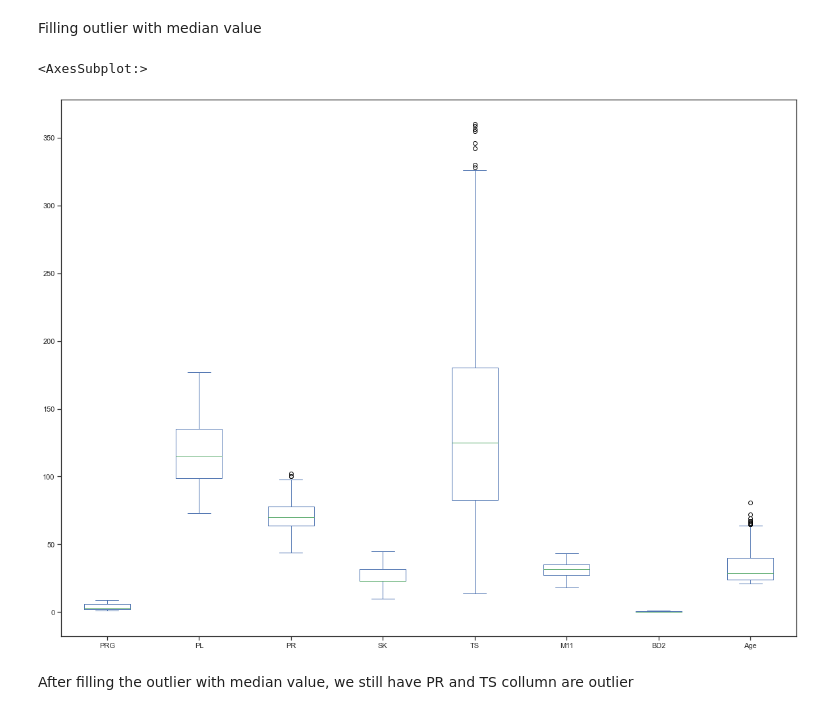
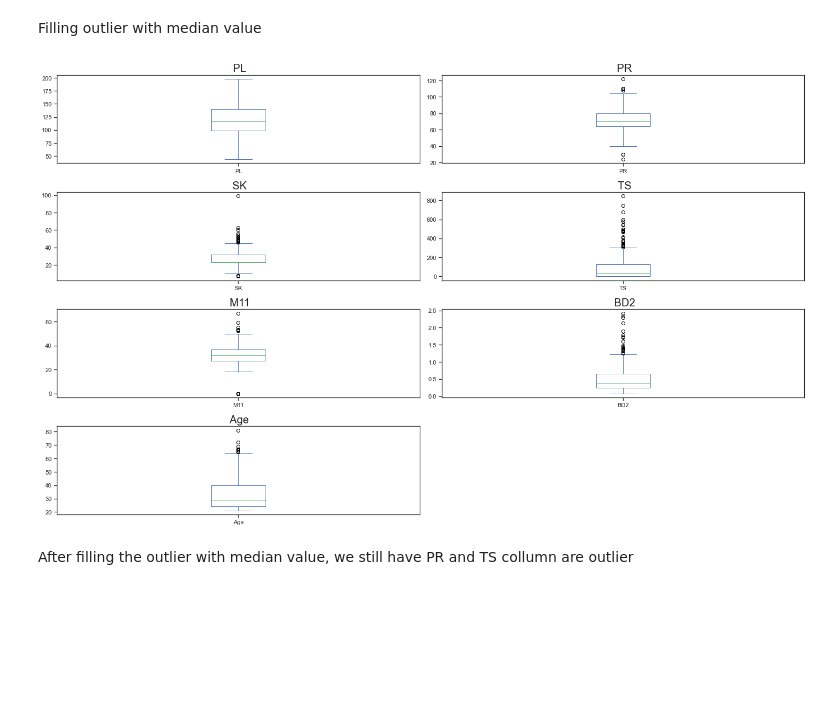
Before and after one commit to nhat117/COSC2753-ASM1, a Jupyter notebook: sepsis_prediction .ipynb, the cells around one changed output. Cells and saved outputs as stored; diff of their text form; code cells hidden in the pictures; blank space fills up the shorter version.

```diff
--- a/sepsis_prediction (1).ipynb
+++ b/sepsis_prediction .ipynb
@@ -480,0 +514,13 @@ train_df.plot(kind ='box')
+# %%
+
+def plot_box (df, name =''):
+    cols = df.columns
+    for i in range(1, 9):
+        if(df[cols[i]].dtype == 'object'):
+            continue
+        plt.subplot(5, 2, i)
+        df[cols[i]].plot(kind='box')
+        plt.title(name +" " +  cols[i], fontsize = 20)
+    plt.tight_layout()
+    plt.show()
+plot_box(train_df)
@@ -1306,10 +1382,10 @@ Filling outlier with median value
 # %%
 processed_train_df = fill_median(process_train_df,['PR','SK','TS'])
 # %%
-processed_train_df.plot(kind='box')
+# processed_train_df.plot(kind='box')
+plot_box(process_train_df)
 # %% [output]
-<AxesSubplot:>
-[figure, old version]
+[figure, new version]
 # %% [markdown]
 After filling the outlier with median value, we still have PR and TS collumn are outlier
 # %% [markdown]
```
Also changed, not shown: parts of 34 cells of this notebook.
